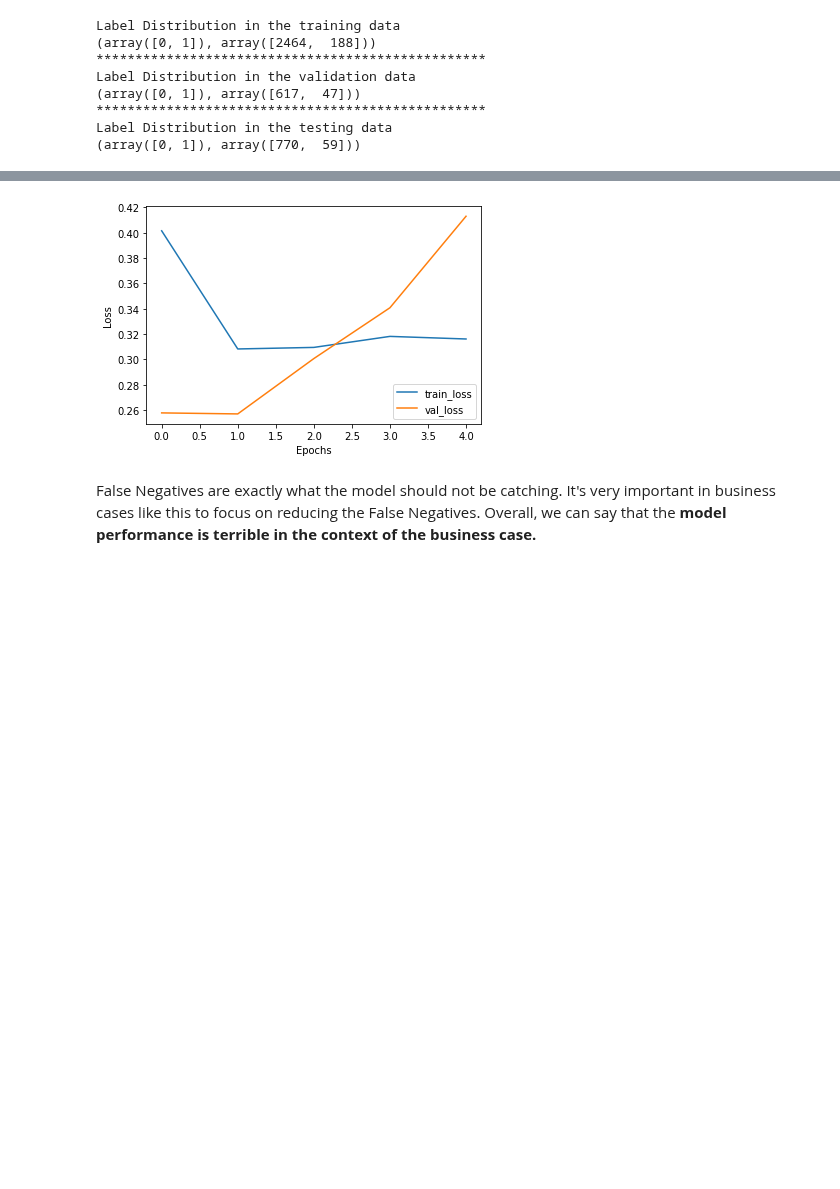
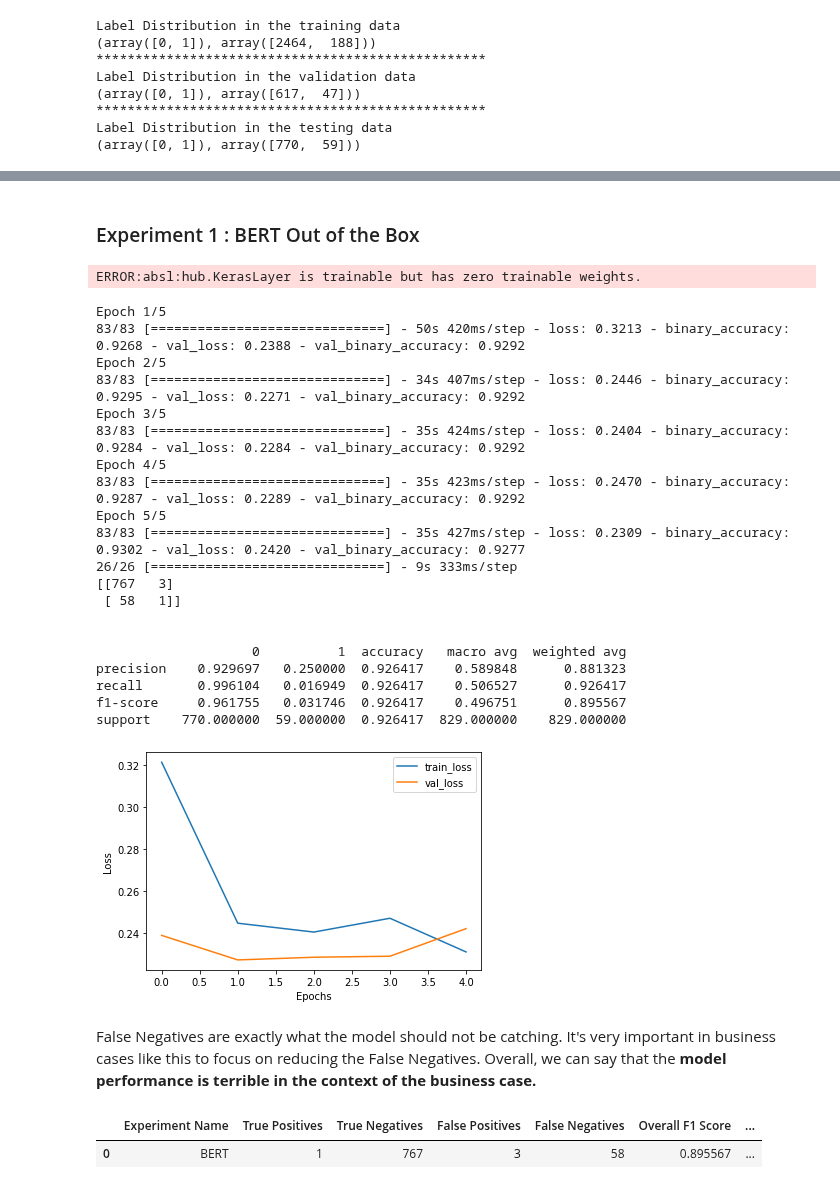
Before and after one commit to suvigyajain0101/CaseStudies, a Jupyter notebook: AdverseEventClassification/TransformerModel.ipynb, the cells around one changed output, grey strips where cells are left out. Cells and saved outputs as stored; diff of their text form; code cells hidden in the pictures; blank space fills up the shorter version.

```diff
--- a/AdverseEventClassification/TransformerModel.ipynb
+++ b/AdverseEventClassification/TransformerModel.ipynb
@@ -166,13 +197,0 @@ Epoch 5/5
-# %%
-# Plotter function
-def plot_history():
-    plt.plot(history.history["loss"])
-    plt.plot(history.history["val_loss"])
-    plt.legend(["train_loss", "val_loss"])
-    plt.xlabel("Epochs")
-    plt.ylabel("Loss")
-    plt.show()
-
-plot_history()
-# %% [output]
-[figure, removed]
@@ -241,0 +198,2 @@ pd.DataFrame(EXPERIMENT_RESULTS, columns=SCHEMA)
+# %% [markdown]
+### Experiment 1 : BERT Out of the Box
@@ -242,2 +204,65 @@ pd.DataFrame(EXPERIMENT_RESULTS, columns=SCHEMA)
+# %%
+# Experiment name
+exp_name1 = 'BERT - Out of the Box'
+
+# Train the model
+classifier_model, history = train_model(EPOCHS, BATCH_SIZE)
+
+# Generate predictions
+y_probs = classifier_model.predict(X_test)
+
+# Convert probabilities to labels
+y_pred = np.where(y_probs > THRESHOLD, 1, 0)
+
+# Prepare Classification Report
+exp_confusion_matrix = confusion_matrix(y_test,y_pred)
+exp_clf_report = classification_report(y_test,y_pred, output_dict=True)
+print('Confusion Matrix : ')
+print(exp_confusion_matrix)
+print('\n')
+print('Classification Report : ')
+print(pd.DataFrame(exp_clf_report))
+
+# Prepare experiment results
+prepare_exp_report(EXPERIMENT_RESULTS,
+                    exp_name1,
+                    parse_confusion_matrix(exp_confusion_matrix),
+                    parse_clf_report(exp_clf_report))
+
+# Plot loss functions for training and validations
+print('Model Training Results : ')
+plot_history()
+# %% [output]
+ERROR:absl:hub.KerasLayer is trainable but has zero trainable weights.
+Epoch 1/5
+83/83 [==============================] - 50s 420ms/step - loss: 0.3213 - binary_accuracy: 0.9268 - val_loss: 0.2388 - val_binary_accuracy: 0.9292
+Epoch 2/5
+83/83 [==============================] - 34s 407ms/step - loss: 0.2446 - binary_accuracy: 0.9295 - val_loss: 0.2271 - val_binary_accuracy: 0.9292
+Epoch 3/5
+83/83 [==============================] - 35s 424ms/step - loss: 0.2404 - binary_accuracy: 0.9284 - val_loss: 0.2284 - val_binary_accuracy: 0.9292
+Epoch 4/5
+83/83 [==============================] - 35s 423ms/step - loss: 0.2470 - binary_accuracy: 0.9287 - val_loss: 0.2289 - val_binary_accuracy: 0.9292
+Epoch 5/5
+83/83 [==============================] - 35s 427ms/step - loss: 0.2309 - binary_accuracy: 0.9302 - val_loss: 0.2420 - val_binary_accuracy: 0.9277
+26/26 [==============================] - 9s 333ms/step
+[[767   3]
+ [ 58   1]]
+
+
+                    0          1  accuracy   macro avg  weighted avg
+precision    0.929697   0.250000  0.926417    0.589848      0.881323
+recall       0.996104   0.016949  0.926417    0.506527      0.926417
+f1-score     0.961755   0.031746  0.926417    0.496751      0.895567
+support    770.000000  59.000000  0.926417  829.000000    829.000000
+[figure, added]
 # %% [markdown]
 False Negatives are exactly what the model should not be catching. It's very important in business cases like this to focus on reducing the False Negatives. Overall, we can say that the **model performance is terrible in the context of the business case.**
+# %%
+SCHEMA = ['Experiment Name', 'True Positives', 'True Negatives', 'False Positives',
+          'False Negatives', 'Overall F1 Score','Overall Precision','Overall Recall',
+          'F1 for Positives Records','Precision for Positive Records', 'Recall for Positive Records']
+
+pd.DataFrame(EXPERIMENT_RESULTS, columns=SCHEMA)
+# %% [output]
+|  | Experiment Name | True Positives | True Negatives | False Positives | False Negatives | Overall F1 Score | ... |
+| 0 | BERT | 1 | 767 | 3 | 58 | 0.895567 | ... |
```
Also changed, not shown: parts of 10 cells of this notebook.
